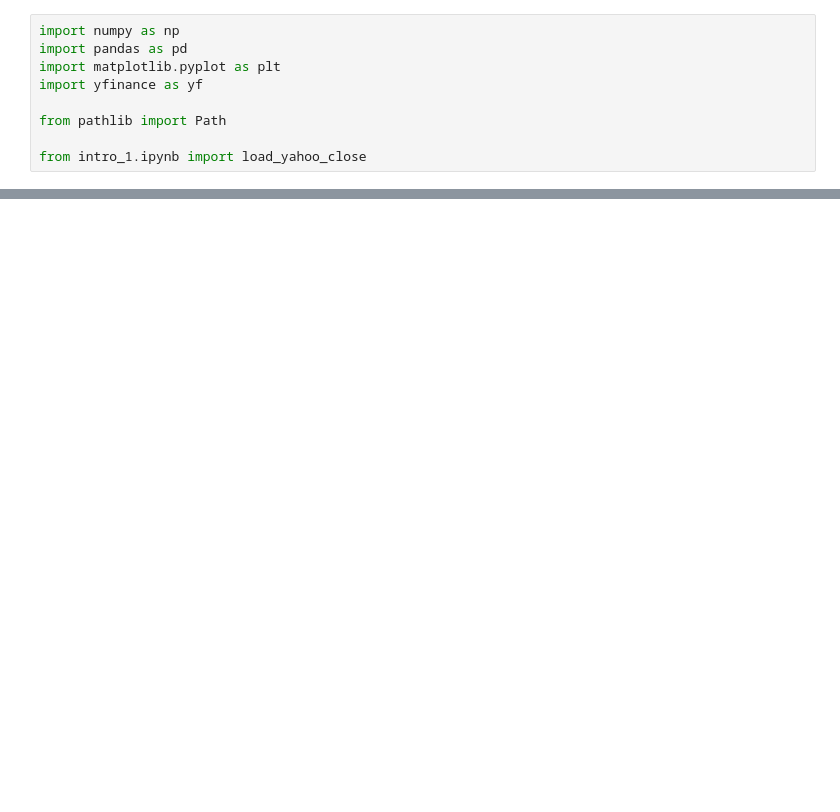
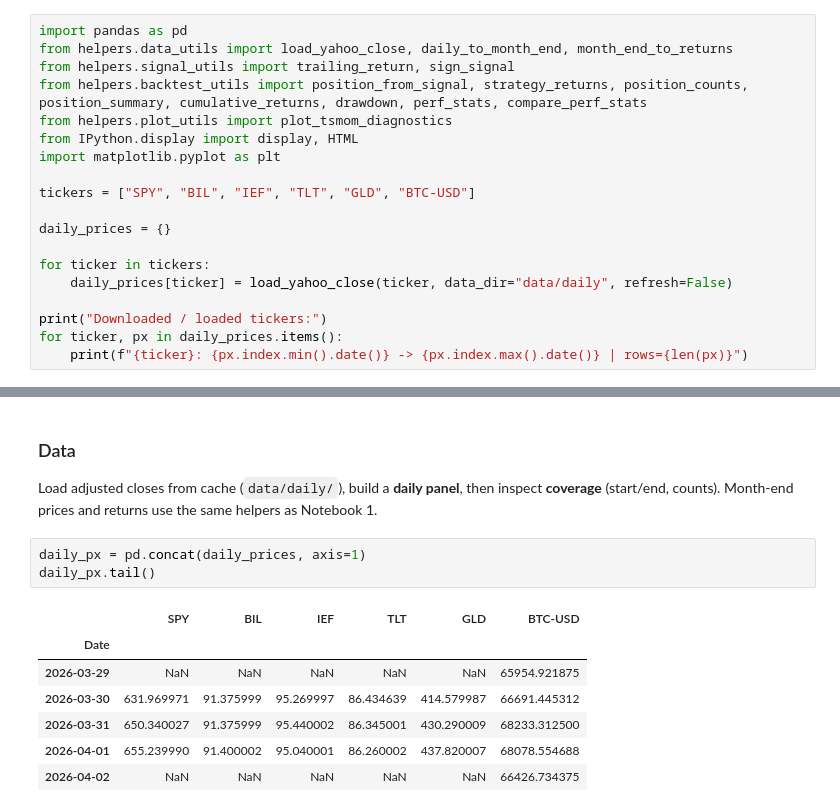
Before and after one commit to LAIN-21/time_series_momentum, a Jupyter notebook: strategy_design_2.ipynb, the cells around one changed output, grey strips where cells are left out. Drawn from its saved outputs; the diff is of its cells as text; blank space fills up the shorter version.

Commit message:
feat: polished notebook 1 and advanced notebook 2

```diff
--- a/strategy_design_2.ipynb
+++ b/strategy_design_2.ipynb
@@ -36,9 +38,19 @@ The goal of this notebook is to compare single-horizon and combined-horizon sign
 # %%
-import numpy as np
 import pandas as pd
+from helpers.data_utils import load_yahoo_close, daily_to_month_end, month_end_to_returns
+from helpers.signal_utils import trailing_return, sign_signal
+from helpers.backtest_utils import position_from_signal, strategy_returns, position_counts, position_summary, cumulative_returns, drawdown, perf_stats, compare_perf_stats
+from helpers.plot_utils import plot_tsmom_diagnostics
+from IPython.display import display, HTML
 import matplotlib.pyplot as plt
-import yfinance as yf
 
-from pathlib import Path
+tickers = ["SPY", "BIL", "IEF", "TLT", "GLD", "BTC-USD"]
 
-from intro_1.ipynb import load_yahoo_close
+daily_prices = {}
+
+for ticker in tickers:
+    daily_prices[ticker] = load_yahoo_close(ticker, data_dir="data/daily", refresh=False)
+
+print("Downloaded / loaded tickers:")
+for ticker, px in daily_prices.items():
+    print(f"{ticker}: {px.index.min().date()} -> {px.index.max().date()} | rows={len(px)}")
@@ -44,0 +71,15 @@ from intro_1.ipynb import load_yahoo_close
+# %% [markdown]
+### Data
+
+Load adjusted closes from cache (`data/daily/`), build a **daily panel**, then inspect **coverage** (start/end, counts). Month-end prices and returns use the same helpers as Notebook 1.
+# %%
+daily_px = pd.concat(daily_prices, axis=1)
+daily_px.tail()
+# %% [output]
+|  | SPY | BIL | IEF | TLT | GLD | BTC-USD |
+| Date |  |  |  |  |  |  |
+| 2026-03-29 | NaN | NaN | NaN | NaN | NaN | 65954.921875 |
+| 2026-03-30 | 631.969971 | 91.375999 | 95.269997 | 86.434639 | 414.579987 | 66691.445312 |
+| 2026-03-31 | 650.340027 | 91.375999 | 95.440002 | 86.345001 | 430.290009 | 68233.312500 |
+| 2026-04-01 | 655.239990 | 91.400002 | 95.040001 | 86.260002 | 437.820007 | 68078.554688 |
+| 2026-04-02 | NaN | NaN | NaN | NaN | NaN | 66426.734375 |
```
Also changed, not shown: parts of 14 cells of this notebook, 5 other files.
